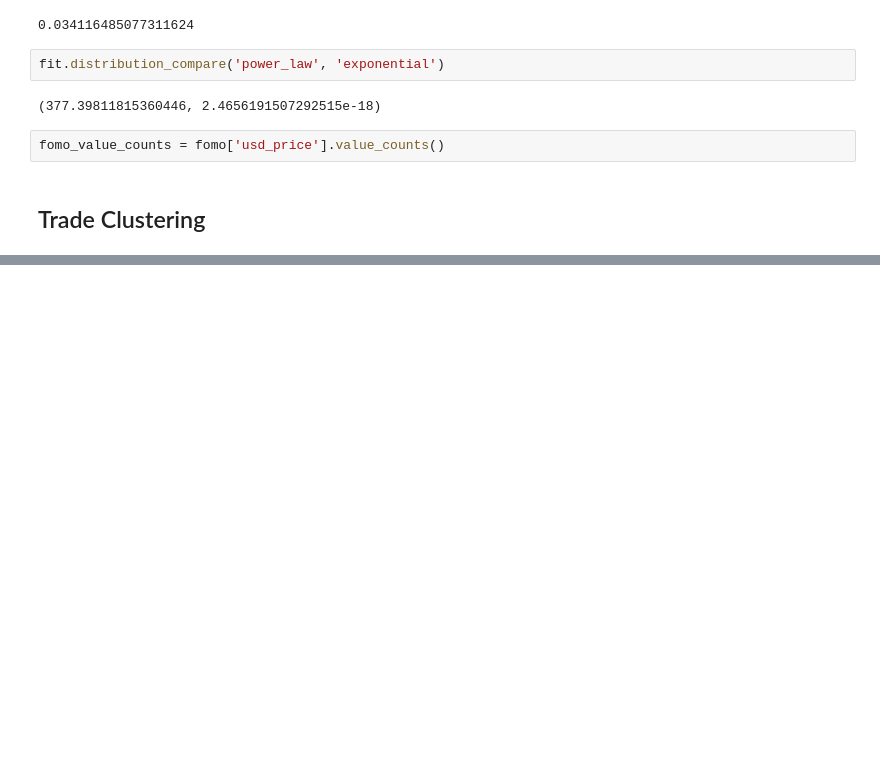
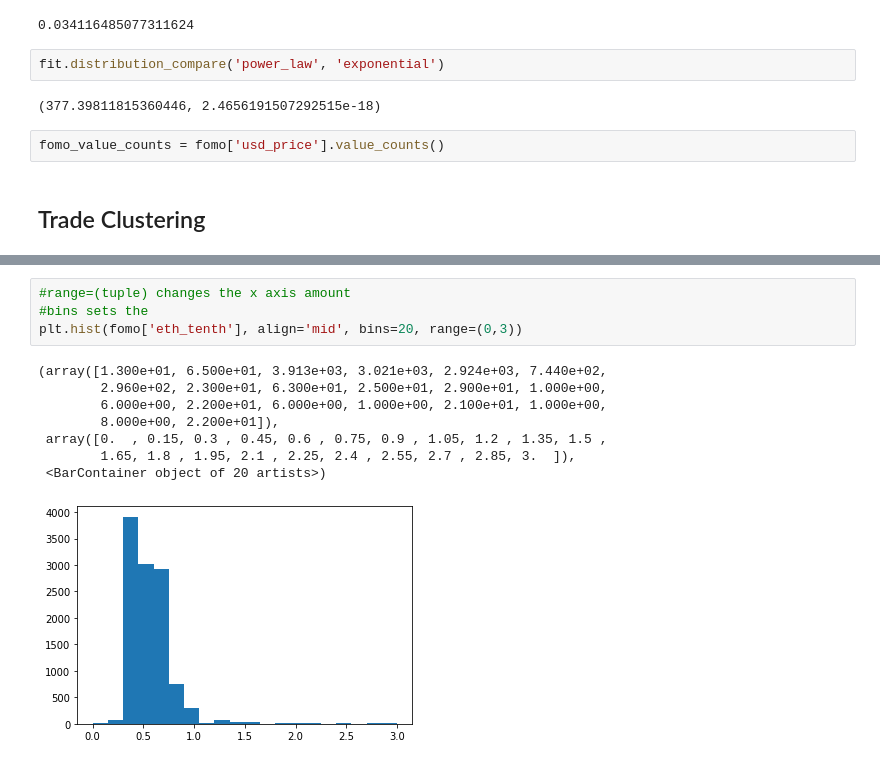
Before and after one commit to Cwolfe13/NFT-Wash-Analysis, a Jupyter notebook: benford.ipynb, the cells around one changed output, grey strips where cells are left out. Saved outputs shown, nothing was run; the diff lists cells and outputs as text; blank space fills up the shorter version.

```diff
--- a/benford.ipynb
+++ b/benford.ipynb
@@ -383,0 +448,13 @@ fomo_value_counts = fomo['usd_price'].value_counts()
+# %%
+#range=(tuple) changes the x axis amount
+#bins sets the
+plt.hist(fomo['eth_tenth'], align='mid', bins=20, range=(0,3))
+# %% [output]
+(array([1.300e+01, 6.500e+01, 3.913e+03, 3.021e+03, 2.924e+03, 7.440e+02,
+        2.960e+02, 2.300e+01, 6.300e+01, 2.500e+01, 2.900e+01, 1.000e+00,
+        6.000e+00, 2.200e+01, 6.000e+00, 1.000e+00, 2.100e+01, 1.000e+00,
+        8.000e+00, 2.200e+01]),
+ array([0.  , 0.15, 0.3 , 0.45, 0.6 , 0.75, 0.9 , 1.05, 1.2 , 1.35, 1.5 ,
+        1.65, 1.8 , 1.95, 2.1 , 2.25, 2.4 , 2.55, 2.7 , 2.85, 3.  ]),
+ <BarContainer object of 20 artists>)
+[figure, added]
```
Also changed, not shown: parts of 14 cells of this notebook, 2 other files.
